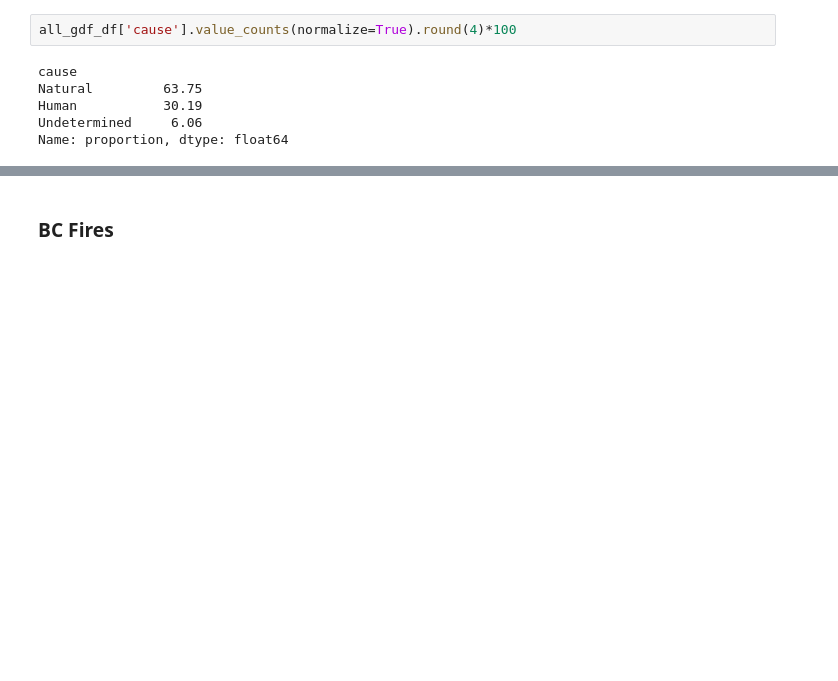
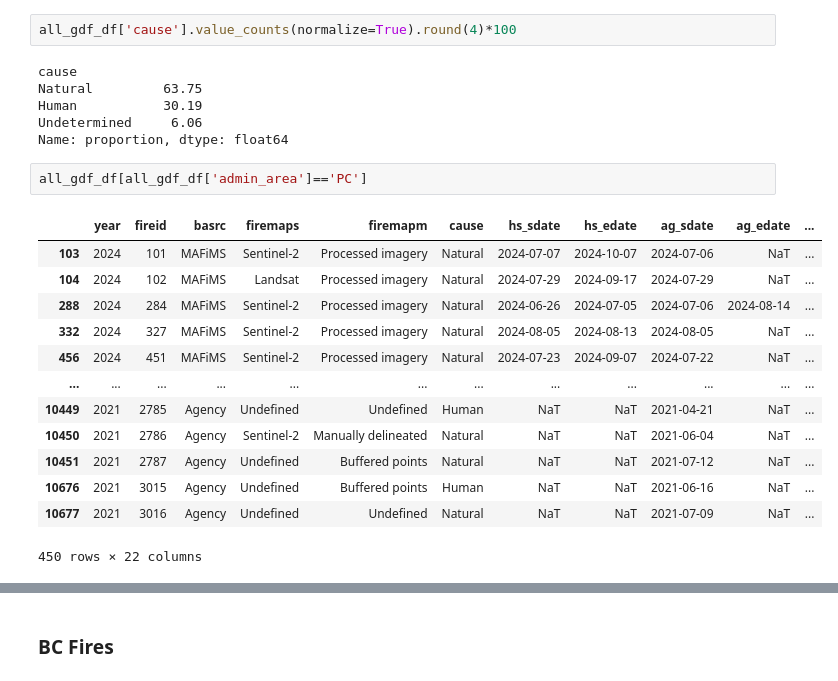
Before and after one commit to Mitch-P-Analyst/wildfire-risk-analysis, a Jupyter notebook: notebooks/03_shapefiles.ipynb, the cells around one changed output, grey strips where cells are left out. Drawn from its saved outputs; the diff is of its cells as text; blank space fills up the shorter version.

```diff
--- a/notebooks/03_shapefiles.ipynb
+++ b/notebooks/03_shapefiles.ipynb
@@ -310,3 +274,19 @@ Natural         63.75
 Human           30.19
 Undetermined     6.06
 Name: proportion, dtype: float64
+# %%
+all_gdf_df[all_gdf_df['admin_area']=='PC']
+# %% [output]
+|  | year | fireid | basrc | firemaps | firemapm | cause | hs_sdate | hs_edate | ag_sdate | ag_edate | ... |
+| 103 | 2024 | 101 | MAFiMS | Sentinel-2 | Processed imagery | Natural | 2024-07-07 | 2024-10-07 | 2024-07-06 | NaT | ... |
+| 104 | 2024 | 102 | MAFiMS | Landsat | Processed imagery | Natural | 2024-07-29 | 2024-09-17 | 2024-07-29 | NaT | ... |
+| 288 | 2024 | 284 | MAFiMS | Sentinel-2 | Processed imagery | Natural | 2024-06-26 | 2024-07-05 | 2024-07-06 | 2024-08-14 | ... |
+| 332 | 2024 | 327 | MAFiMS | Sentinel-2 | Processed imagery | Natural | 2024-08-05 | 2024-08-13 | 2024-08-05 | NaT | ... |
+| 456 | 2024 | 451 | MAFiMS | Sentinel-2 | Processed imagery | Natural | 2024-07-23 | 2024-09-07 | 2024-07-22 | NaT | ... |
+| ... | ... | ... | ... | ... | ... | ... | ... | ... | ... | ... | ... |
+| 10449 | 2021 | 2785 | Agency | Undefined | Undefined | Human | NaT | NaT | 2021-04-21 | NaT | ... |
+| 10450 | 2021 | 2786 | Agency | Sentinel-2 | Manually delineated | Natural | NaT | NaT | 2021-06-04 | NaT | ... |
+| 10451 | 2021 | 2787 | Agency | Undefined | Buffered points | Natural | NaT | NaT | 2021-07-12 | NaT | ... |
+| 10676 | 2021 | 3015 | Agency | Undefined | Buffered points | Human | NaT | NaT | 2021-06-16 | NaT | ... |
+| 10677 | 2021 | 3016 | Agency | Undefined | Undefined | Natural | NaT | NaT | 2021-07-09 | NaT | ... |
+450 rows × 22 columns
```
Also changed, not shown: parts of 15 cells of this notebook, 1 other file.
